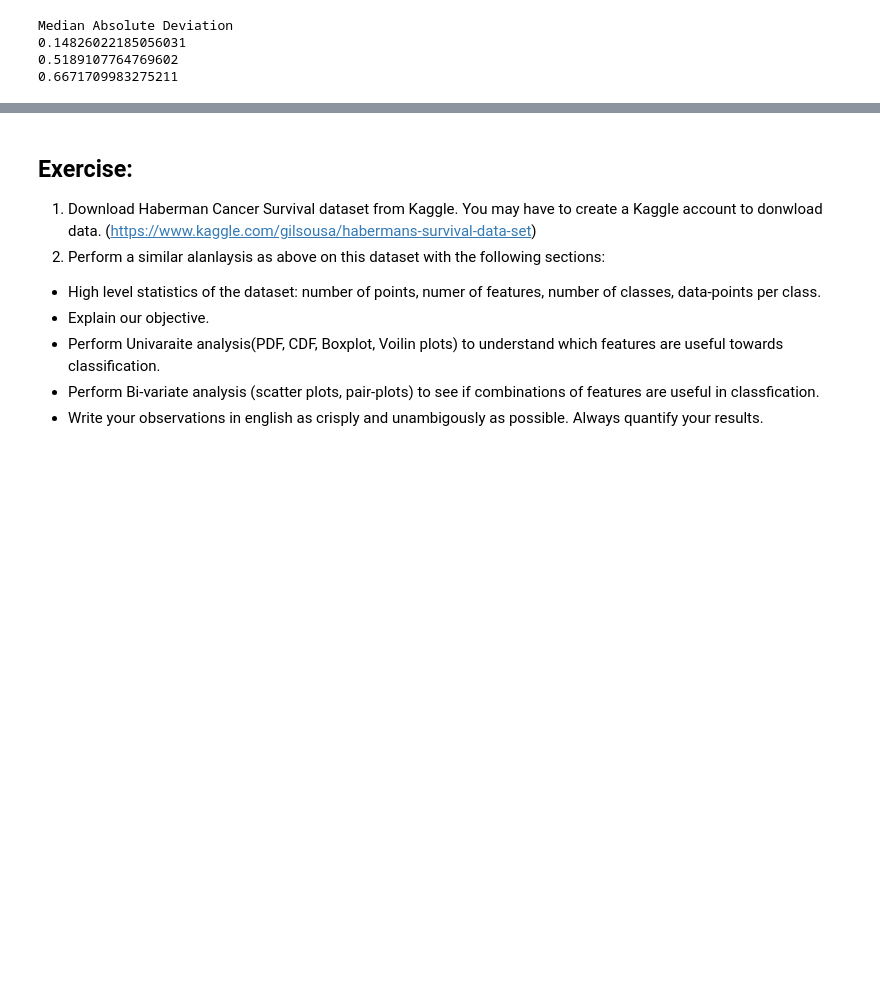
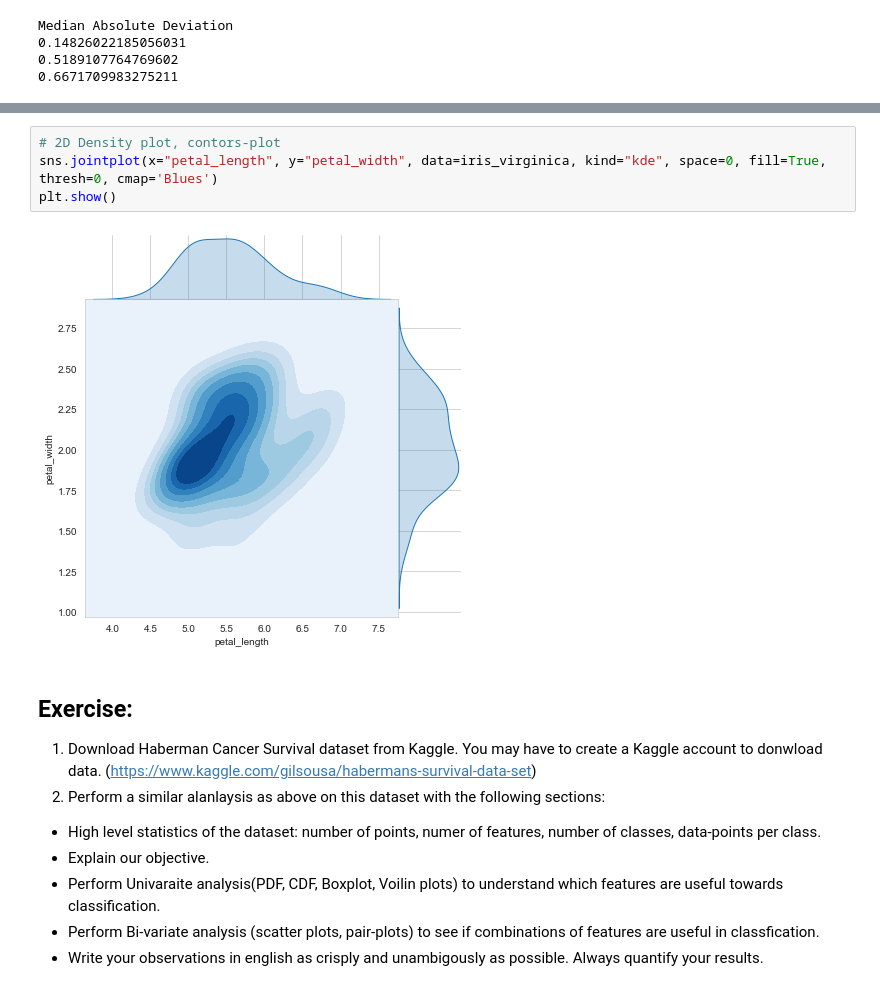
Before and after one commit to charanhu/Applied_Machine_Learning_Fundamentals, a Jupyter notebook: _sources/Chapter4/iris_dataSet_EDA.ipynb, the cells around one changed output, grey strips where cells are left out. Saved outputs shown, nothing was run; the diff lists cells and outputs as text; blank space fills up the shorter version.

```diff
--- a/_sources/Chapter4/iris_dataSet_EDA.ipynb
+++ b/_sources/Chapter4/iris_dataSet_EDA.ipynb
@@ -588,3 +641,9 @@ plt.show()
+# %%
+# 2D Density plot, contors-plot
+sns.jointplot(x="petal_length", y="petal_width", data=iris_virginica, kind="kde", space=0, fill=True, thresh=0, cmap='Blues')
+plt.show()
+# %% [output]
+[figure, added]
 # %% [markdown]
 ## Exercise:
 
```
Also changed, not shown: parts of 16 cells of this notebook, 8 other files.
